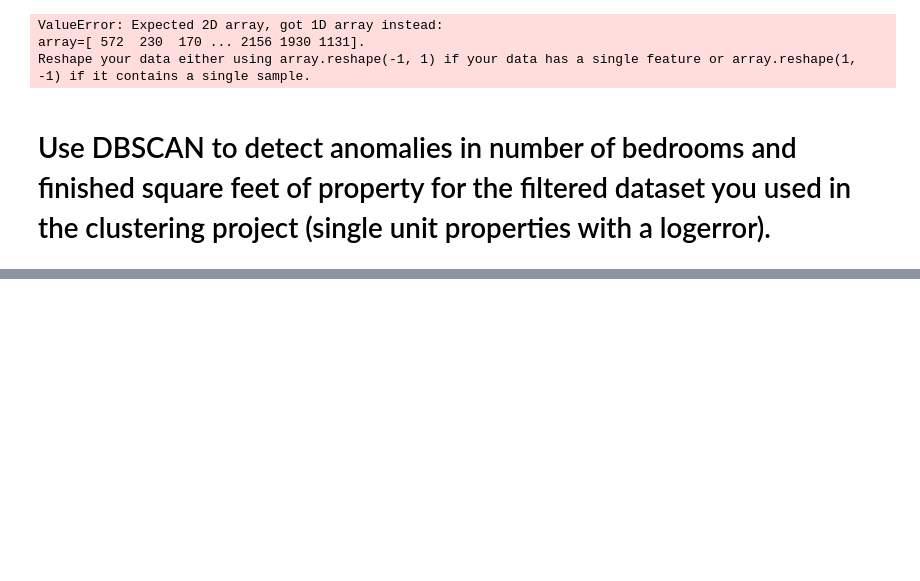
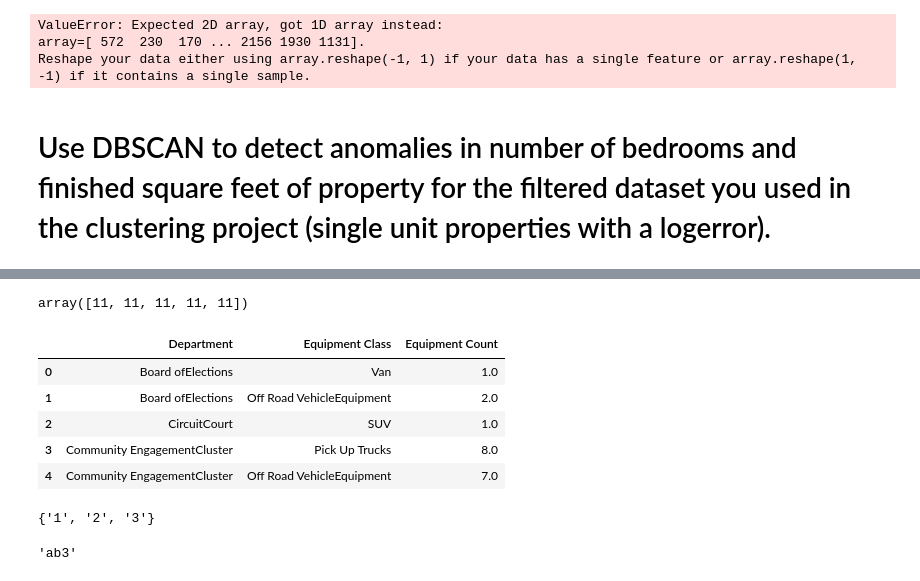
Before and after one commit to cristianibarra1/anomaly-detection-exercises, a Jupyter notebook: clustering_anomaly_detection.ipynb, the cells around one changed output, grey strips where cells are left out. Drawn from its saved outputs; the diff is of its cells as text; code cells hidden in the pictures; blank space fills up the shorter version.

```diff
--- a/clustering_anomaly_detection.ipynb
+++ b/clustering_anomaly_detection.ipynb
@@ -273,0 +249,22 @@ V
+# %%
+a=np.array([1,1,1,1,1])
+a+10
+# %% [output]
+array([11, 11, 11, 11, 11])
+# %%
+df=pd.read_csv('https://cf-courses-data.s3.us.cloud-object-storage.appdomain.cloud/IBMDeveloperSkillsNetwork-DA0130EN-SkillsNetwork/Hands-on%20Labs/Peer%20Graded%20Assignment%20-%20Part%201/Montgomery_Fleet_Equipment_Inventory_FA_PART_1_START.csv')
+# %%
+df["Department"] = df["Department"] + df["Department.1"]
+# %%
+df=df.drop(columns=('Department.1'))
+# %%
+df=df.dropna()
+# %%
+df.head()
+# %% [output]
+|  | Department | Equipment Class | Equipment Count |
+| 0 | Board ofElections | Van | 1.0 |
+| 1 | Board ofElections | Off Road VehicleEquipment | 2.0 |
+| 2 | CircuitCourt | SUV | 1.0 |
+| 3 | Community EngagementCluster | Pick Up Trucks | 8.0 |
+| 4 | Community EngagementCluster | Off Road VehicleEquipment | 7.0 |
@@ -273,0 +273,8 @@ V
+# %%
+V
+# %% [output]
+{'1', '2', '3'}
+# %%
+"123".replace("12", "ab")
+# %% [output]
+'ab3'
```
Also changed, not shown: parts of 9 cells of this notebook.
